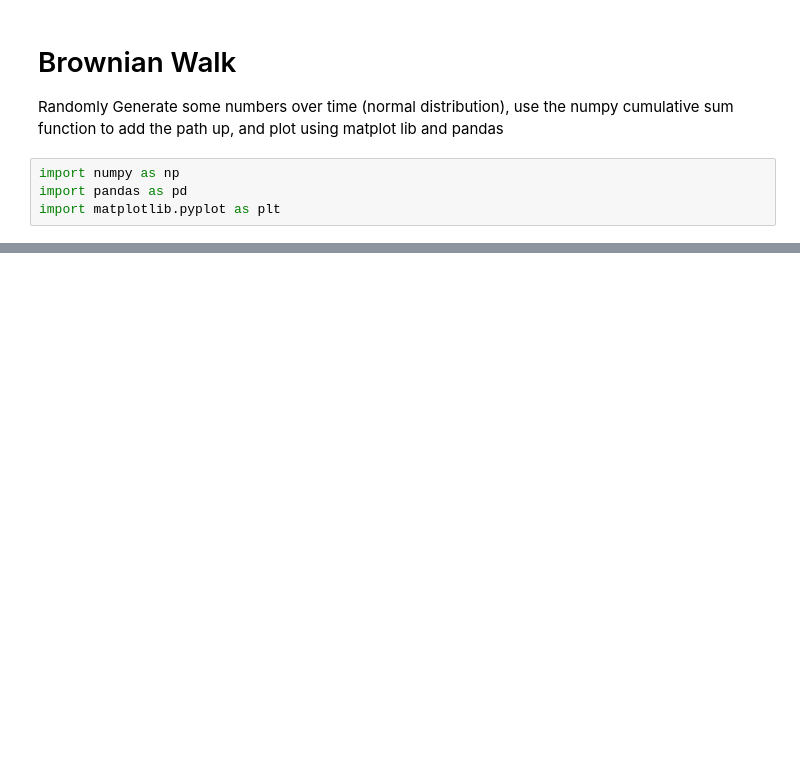
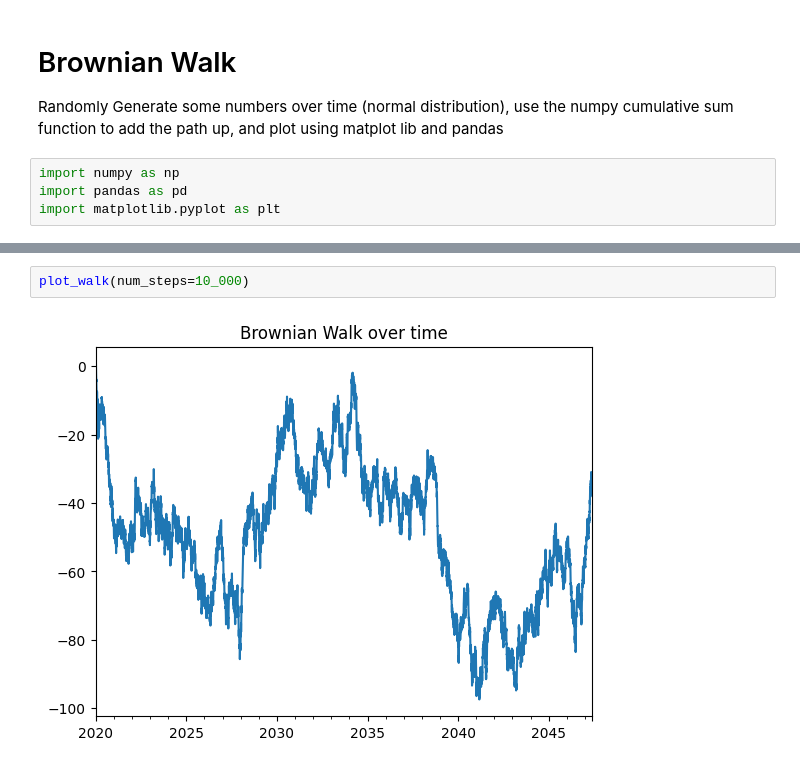
Before and after one commit to mcliff1/kaggle, a Jupyter notebook: sandbox/Brownian Walk.ipynb, the cells around one changed output, grey strips where cells are left out. Cells and saved outputs as stored; diff of their text form; blank space fills up the shorter version.

```diff
--- a/sandbox/Brownian Walk.ipynb
+++ b/sandbox/Brownian Walk.ipynb
@@ -22,0 +27,4 @@ plt.show()
+# %%
+plot_walk(num_steps=10_000)
+# %% [output]
+[figure, added]
```
Also changed, not shown: parts of 2 cells of this notebook.
